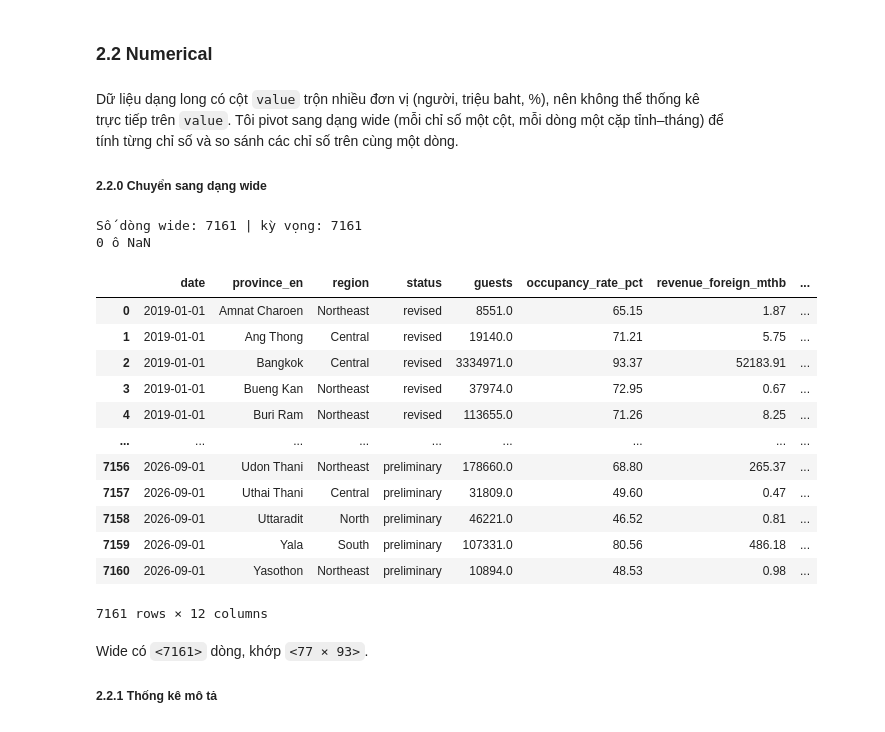
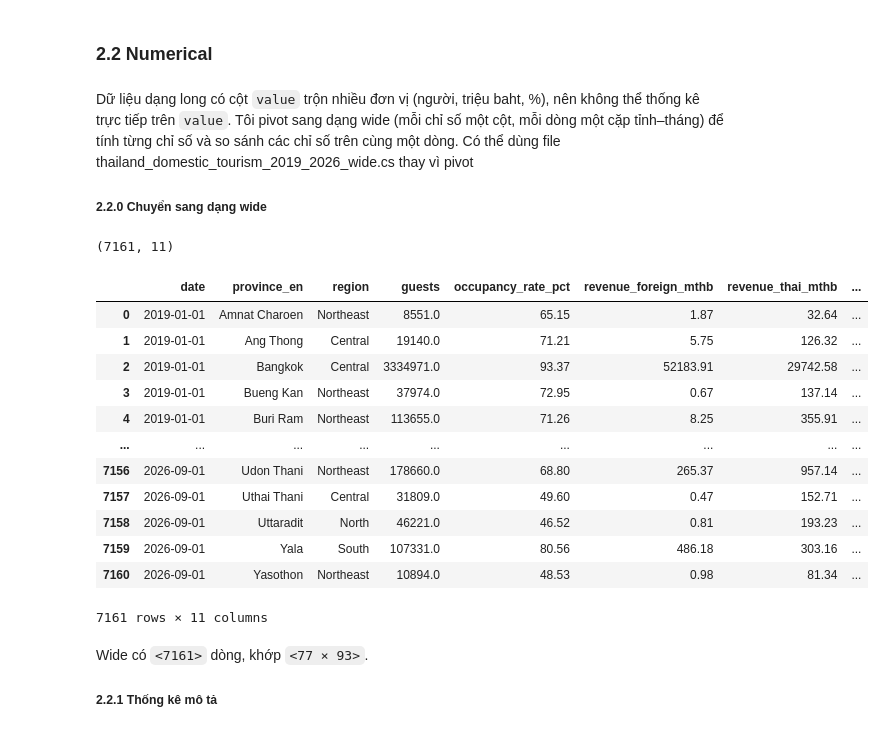
Before and after one commit to truongtin2006k-wq/thai-tourism, a Jupyter notebook: notebooks/01_collection_exploration.ipynb, the cells around one changed output. Saved outputs shown, nothing was run; the diff lists cells and outputs as text; code cells hidden in the pictures.

```diff
--- a/notebooks/01_collection_exploration.ipynb
+++ b/notebooks/01_collection_exploration.ipynb
@@ -309,45 +309,41 @@ visitors_total                 1           1     1
 # %% [markdown]
 
 
-Dữ liệu dạng long có cột `value` trộn nhiều đơn vị (người, triệu baht, %), nên không thể thống kê trực tiếp trên `value`. Tôi pivot sang dạng wide (mỗi chỉ số một cột, mỗi dòng một cặp tỉnh–tháng) để tính từng chỉ số và so sánh các chỉ số trên cùng một dòng.
+Dữ liệu dạng long có cột `value` trộn nhiều đơn vị (người, triệu baht, %), nên không thể thống kê trực tiếp trên `value`. Tôi pivot sang dạng wide (mỗi chỉ số một cột, mỗi dòng một cặp tỉnh–tháng) để tính từng chỉ số và so sánh các chỉ số trên cùng một dòng. Có thể dùng file thailand_domestic_tourism_2019_2026_wide.cs thay vì pivot
 
 ##### 2.2.0 Chuyển sang dạng wide
 # %%
 # [CODE] 2.2.0
 import numpy as np
 import matplotlib.pyplot as plt
 
 wide = df.pivot_table(
-    index=["date", "province_en", "region", "status"],
+    index=["date", "province_en", "region"],
     columns="measure", values="value", aggfunc="first",
-    observed=True,                      # tránh tạo tổ hợp rỗng khi cột là category
 ).reset_index()
 wide.columns.name = None
 wide["date"] = pd.to_datetime(wide["date"])
 
 count_cols = ["guests", "visitors_total", "visitors_thai", "visitors_foreign"]
 rev_cols   = ["revenue_total_mthb", "revenue_thai_mthb", "revenue_foreign_mthb"]
 num_cols   = count_cols + rev_cols + ["occupancy_rate_pct"]
-
-print("Số dòng wide:", wide.shape[0], "| kỳ vọng:", df["province_en"].nunique() * df["date"].nunique())
-print(wide[num_cols].isna().sum().sum(), "ô NaN")
+print(wide.shape)
 wide
 # %% [output]
-Số dòng wide: 7161 | kỳ vọng: 7161
-0 ô NaN
+(7161, 11)
-|  | date | province_en | region | status | guests | occupancy_rate_pct | revenue_foreign_mthb | ... |
-| 0 | 2019-01-01 | Amnat Charoen | Northeast | revised | 8551.0 | 65.15 | 1.87 | ... |
-| 1 | 2019-01-01 | Ang Thong | Central | revised | 19140.0 | 71.21 | 5.75 | ... |
-| 2 | 2019-01-01 | Bangkok | Central | revised | 3334971.0 | 93.37 | 52183.91 | ... |
-| 3 | 2019-01-01 | Bueng Kan | Northeast | revised | 37974.0 | 72.95 | 0.67 | ... |
-| 4 | 2019-01-01 | Buri Ram | Northeast | revised | 113655.0 | 71.26 | 8.25 | ... |
+|  | date | province_en | region | guests | occupancy_rate_pct | revenue_foreign_mthb | revenue_thai_mthb | ... |
+| 0 | 2019-01-01 | Amnat Charoen | Northeast | 8551.0 | 65.15 | 1.87 | 32.64 | ... |
+| 1 | 2019-01-01 | Ang Thong | Central | 19140.0 | 71.21 | 5.75 | 126.32 | ... |
+| 2 | 2019-01-01 | Bangkok | Central | 3334971.0 | 93.37 | 52183.91 | 29742.58 | ... |
+| 3 | 2019-01-01 | Bueng Kan | Northeast | 37974.0 | 72.95 | 0.67 | 137.14 | ... |
+| 4 | 2019-01-01 | Buri Ram | Northeast | 113655.0 | 71.26 | 8.25 | 355.91 | ... |
 | ... | ... | ... | ... | ... | ... | ... | ... | ... |
-| 7156 | 2026-09-01 | Udon Thani | Northeast | preliminary | 178660.0 | 68.80 | 265.37 | ... |
-| 7157 | 2026-09-01 | Uthai Thani | Central | preliminary | 31809.0 | 49.60 | 0.47 | ... |
-| 7158 | 2026-09-01 | Uttaradit | North | preliminary | 46221.0 | 46.52 | 0.81 | ... |
-| 7159 | 2026-09-01 | Yala | South | preliminary | 107331.0 | 80.56 | 486.18 | ... |
-| 7160 | 2026-09-01 | Yasothon | Northeast | preliminary | 10894.0 | 48.53 | 0.98 | ... |
+| 7156 | 2026-09-01 | Udon Thani | Northeast | 178660.0 | 68.80 | 265.37 | 957.14 | ... |
+| 7157 | 2026-09-01 | Uthai Thani | Central | 31809.0 | 49.60 | 0.47 | 152.71 | ... |
+| 7158 | 2026-09-01 | Uttaradit | North | 46221.0 | 46.52 | 0.81 | 193.23 | ... |
+| 7159 | 2026-09-01 | Yala | South | 107331.0 | 80.56 | 486.18 | 303.16 | ... |
+| 7160 | 2026-09-01 | Yasothon | Northeast | 10894.0 | 48.53 | 0.98 | 81.34 | ... |
-7161 rows × 12 columns
+7161 rows × 11 columns
 # %% [markdown]
 Wide có `<7161>` dòng, khớp `<77 × 93>`.
 
```
Also changed, not shown: parts of 60 cells of this notebook.
